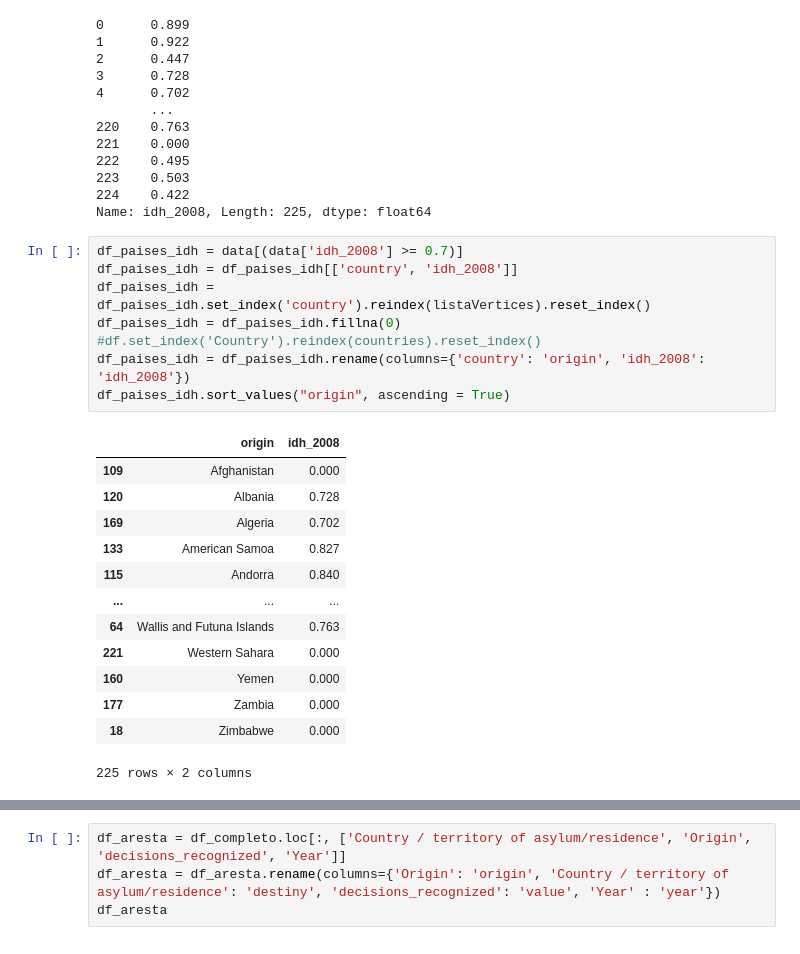
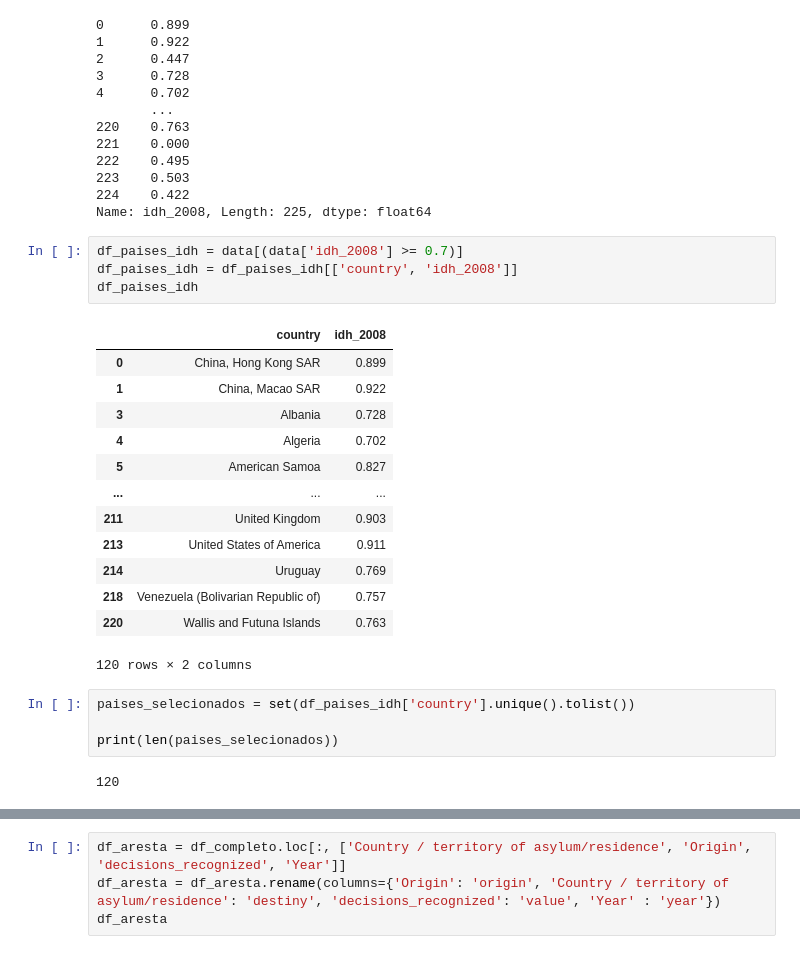
Before and after one commit to Lihsayuri/Projeto-RedesSoc, a Jupyter notebook: Projeto-rascunho/PensandoRecortes.ipynb, the cells around one changed output, grey strips where cells are left out. Cells and saved outputs as stored; diff of their text form.

```diff
--- a/Projeto-rascunho/PensandoRecortes.ipynb
+++ b/Projeto-rascunho/PensandoRecortes.ipynb
@@ -143,22 +143,24 @@ Name: idh_2008, Length: 225, dtype: float64
 # %%
 df_paises_idh = data[(data['idh_2008'] >= 0.7)]
 df_paises_idh = df_paises_idh[['country', 'idh_2008']]
-df_paises_idh = df_paises_idh.set_index('country').reindex(listaVertices).reset_index()
-df_paises_idh = df_paises_idh.fillna(0)
-#df.set_index('Country').reindex(countries).reset_index()
-df_paises_idh = df_paises_idh.rename(columns={'country': 'origin', 'idh_2008': 'idh_2008'})
-df_paises_idh.sort_values("origin", ascending = True)
+df_paises_idh
 # %% [output]
-|  | origin | idh_2008 |
-| 109 | Afghanistan | 0.000 |
-| 120 | Albania | 0.728 |
-| 169 | Algeria | 0.702 |
-| 133 | American Samoa | 0.827 |
-| 115 | Andorra | 0.840 |
+|  | country | idh_2008 |
+| 0 | China, Hong Kong SAR | 0.899 |
+| 1 | China, Macao SAR | 0.922 |
+| 3 | Albania | 0.728 |
+| 4 | Algeria | 0.702 |
+| 5 | American Samoa | 0.827 |
 | ... | ... | ... |
-| 64 | Wallis and Futuna Islands | 0.763 |
-| 221 | Western Sahara | 0.000 |
-| 160 | Yemen | 0.000 |
-| 177 | Zambia | 0.000 |
-| 18 | Zimbabwe | 0.000 |
+| 211 | United Kingdom | 0.903 |
+| 213 | United States of America | 0.911 |
+| 214 | Uruguay | 0.769 |
+| 218 | Venezuela (Bolivarian Republic of) | 0.757 |
+| 220 | Wallis and Futuna Islands | 0.763 |
-225 rows × 2 columns
+120 rows × 2 columns
+# %%
+paises_selecionados = set(df_paises_idh['country'].unique().tolist())
+
+print(len(paises_selecionados))
+# %% [output]
+120
```
Also changed, not shown: parts of 44 cells of this notebook, 12 other files.
